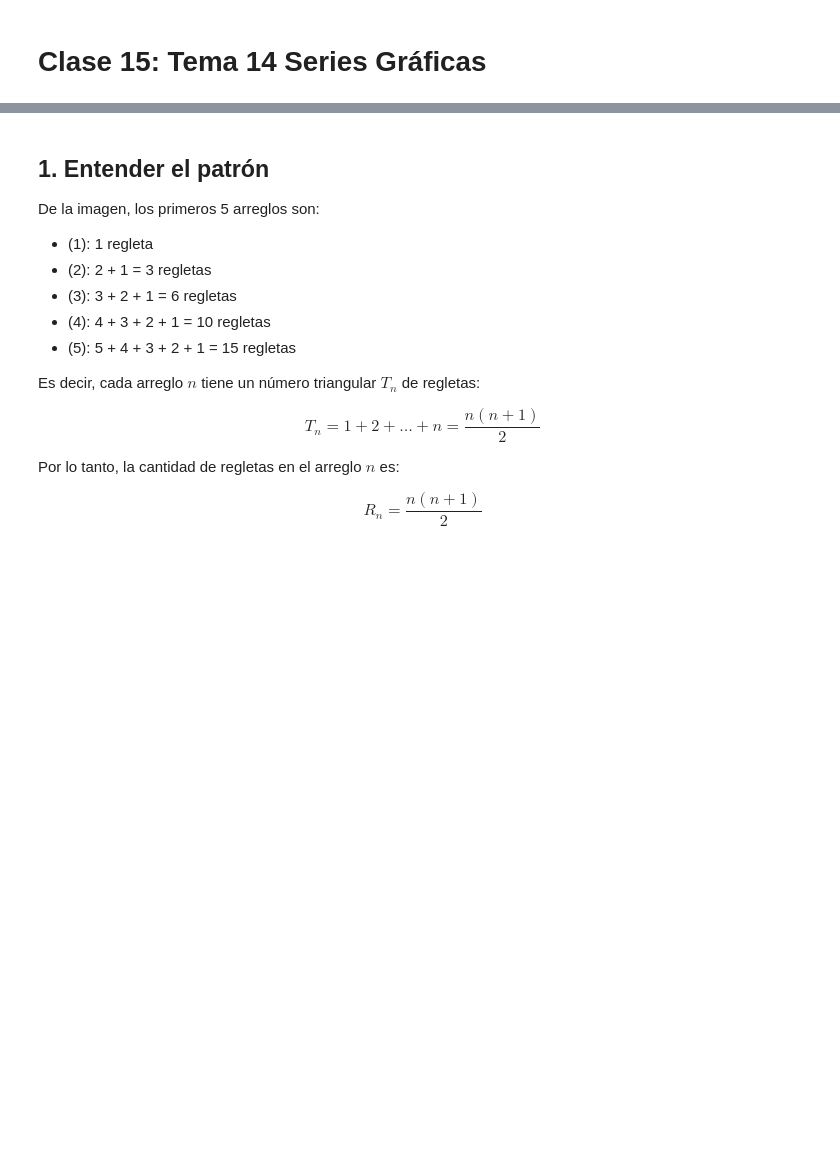
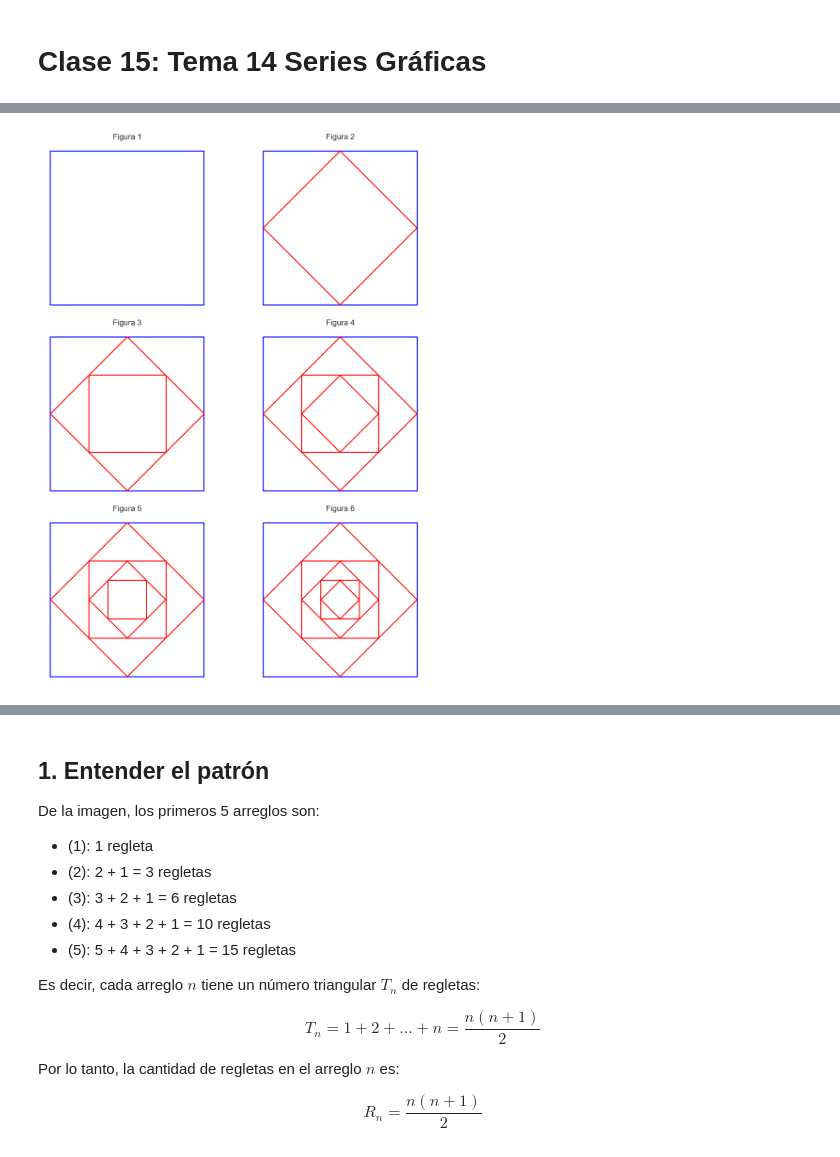
Before and after one commit to marco-canas/camino-udea, a Jupyter notebook: 6_razonamiento_geometrico/clase_15_series_graficas/clase_15_tema_14_series_graficas.ipynb, the cells around one changed output, grey strips where cells are left out. Drawn from its saved outputs; the diff is of its cells as text; code cells hidden in the pictures; blank space fills up the shorter version.

Commit message:
mejopr animación para la pregunta 3

```diff
--- a/6_razonamiento_geometrico/clase_15_series_graficas/clase_15_tema_14_series_graficas.ipynb
+++ b/6_razonamiento_geometrico/clase_15_series_graficas/clase_15_tema_14_series_graficas.ipynb
@@ -62,0 +111,46 @@ generar_qr(url)
+# %%
+import matplotlib.pyplot as plt
+import numpy as np
+
+# Función para calcular puntos medios
+def puntos_medios(cuadrado):
+    return [( (cuadrado[i][0] + cuadrado[(i+1)%4][0]) / 2,
+              (cuadrado[i][1] + cuadrado[(i+1)%4][1]) / 2 )
+            for i in range(4)]
+
+# Función para dibujar un cuadrado
+def dibujar_cuadrado(ax, cuadrado, color='black'):
+    x = [p[0] for p in cuadrado] + [cuadrado[0][0]]
+    y = [p[1] for p in cuadrado] + [cuadrado[0][1]]
+    ax.plot(x, y, color=color)
+
+# Cuadrado inicial
+cuadrado_inicial = [(0,0), (1,0), (1,1), (0,1)]
+
+# Crear figura 3x2
+fig, axes = plt.subplots(3, 2, figsize=(10, 12))
+axes = axes.flatten()
+
+# Generar iteraciones
+cuadrado = cuadrado_inicial
+
+for i in range(6):
+    ax = axes[i]
+
+    # Dibujar todos los cuadrados hasta la iteración actual
+    temp = cuadrado_inicial
+    dibujar_cuadrado(ax, temp, color='blue')
+
+    for j in range(i):
+        temp = puntos_medios(temp)
+        dibujar_cuadrado(ax, temp, color='red')
+
+    ax.set_title(f'Figura {i+1}')
+    ax.set_aspect('equal')
+    ax.axis('off')
+
+plt.tight_layout()
+plt.savefig(r"C:\Users\marco\Downloads\cuadrados_concentricos.png")
+plt.show()
+# %% [output]
+[figure, added]
```
Also changed, not shown: parts of 43 cells of this notebook, 2 other files.
